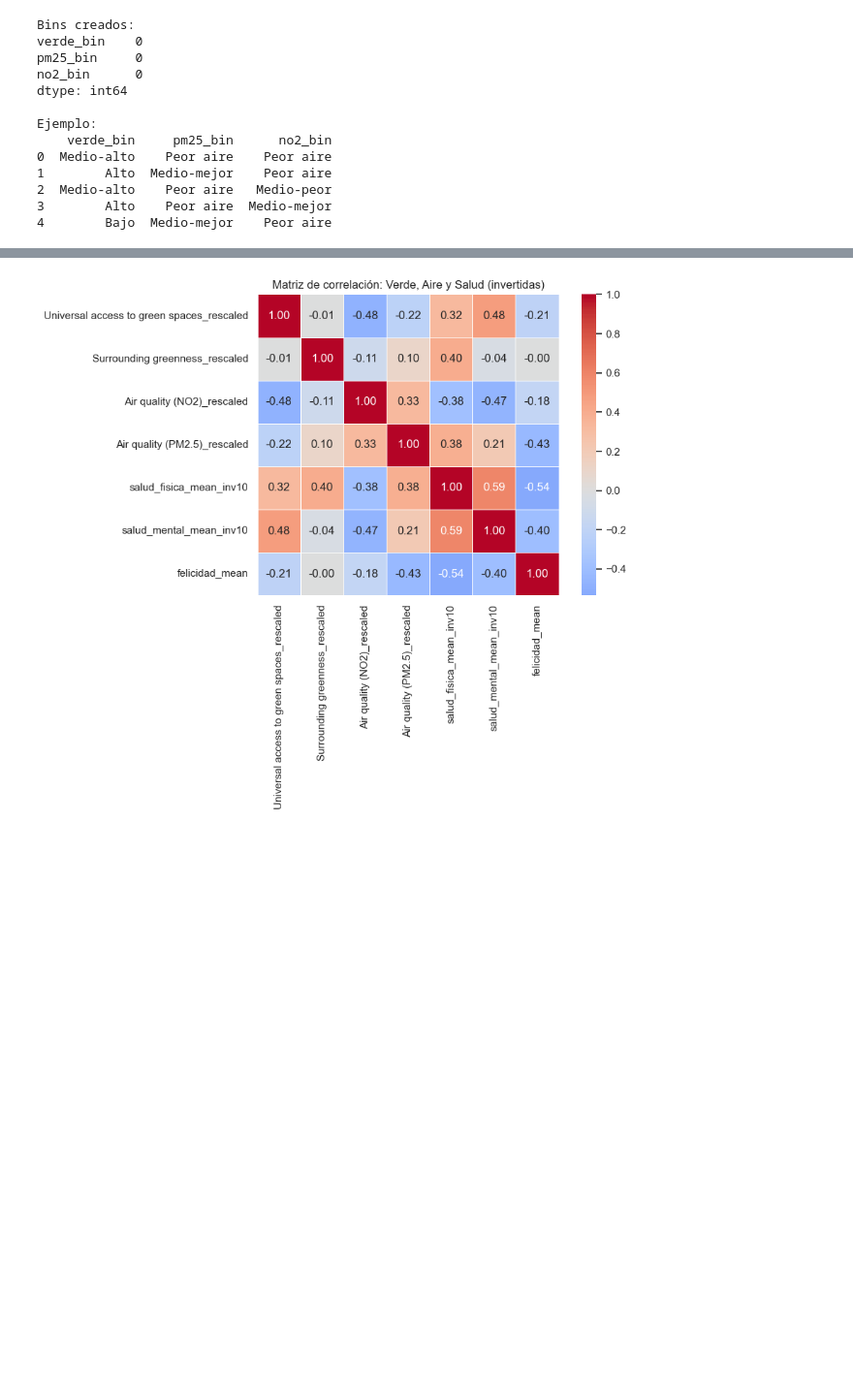
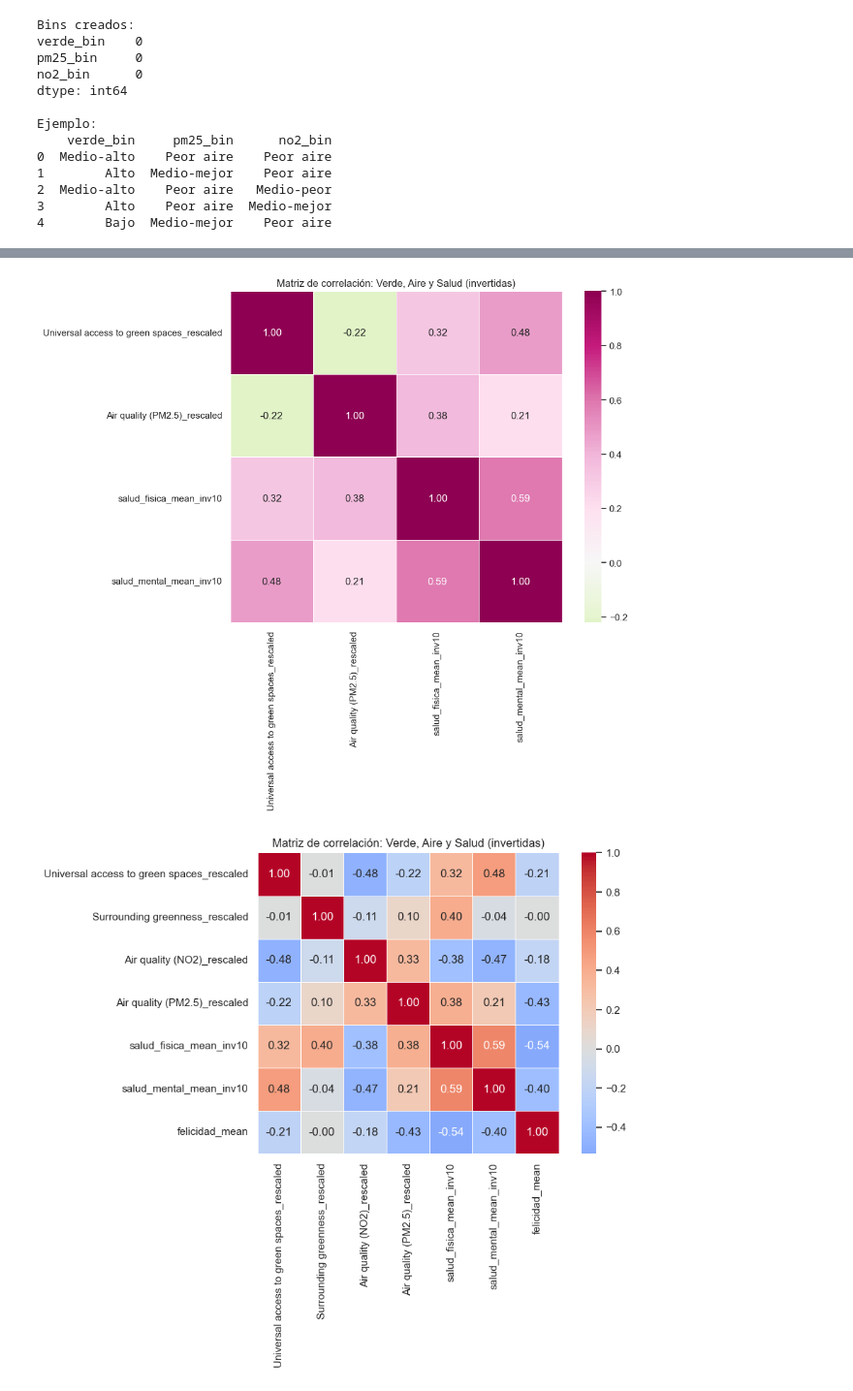
Before and after one commit to PablodaCunha/EDA_Health, a Jupyter notebook: src/memoria.ipynb, the cells around one changed output, grey strips where cells are left out. Shown at 97% size. Drawn from its saved outputs; the diff is of its cells as text; code cells hidden in the pictures; blank space fills up the shorter version.

```diff
--- a/src/memoria.ipynb
+++ b/src/memoria.ipynb
@@ -1214,2 +1214,20 @@ plt.show()
+# %%
+cols_corr = [
+    'Universal access to green spaces_rescaled',
+    'Air quality (PM2.5)_rescaled',
+    'salud_fisica_mean_inv10',
+    'salud_mental_mean_inv10',
+]
+
+corr_matrix = analytic[cols_corr].corr()
+
+plt.figure(figsize=(11, 9))
+sns.heatmap(corr_matrix, annot=True, cmap='PiYG_r', center=0,
+            square=True, fmt='.2f', linewidths=0.5)
+plt.title('Matriz de correlación: Verde, Aire y Salud (invertidas)')
+plt.tight_layout()
+plt.show()
+# %% [output]
+[figure, added]
 # %%
 
```
Also changed, not shown: parts of 11 cells of this notebook.
